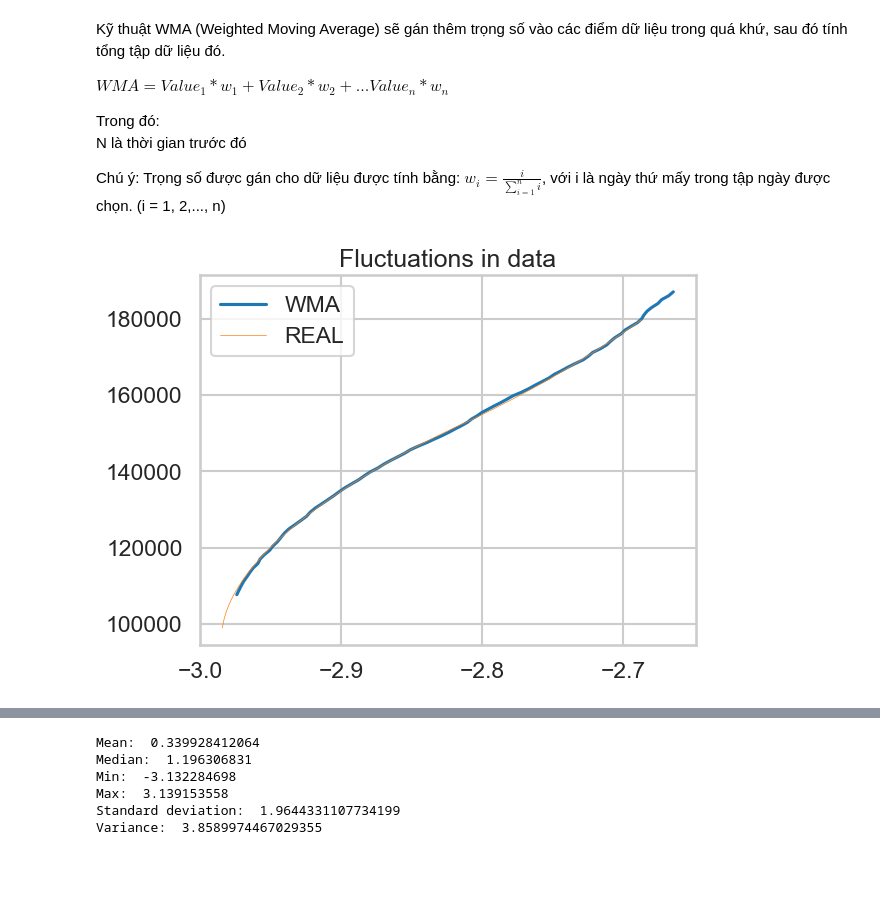
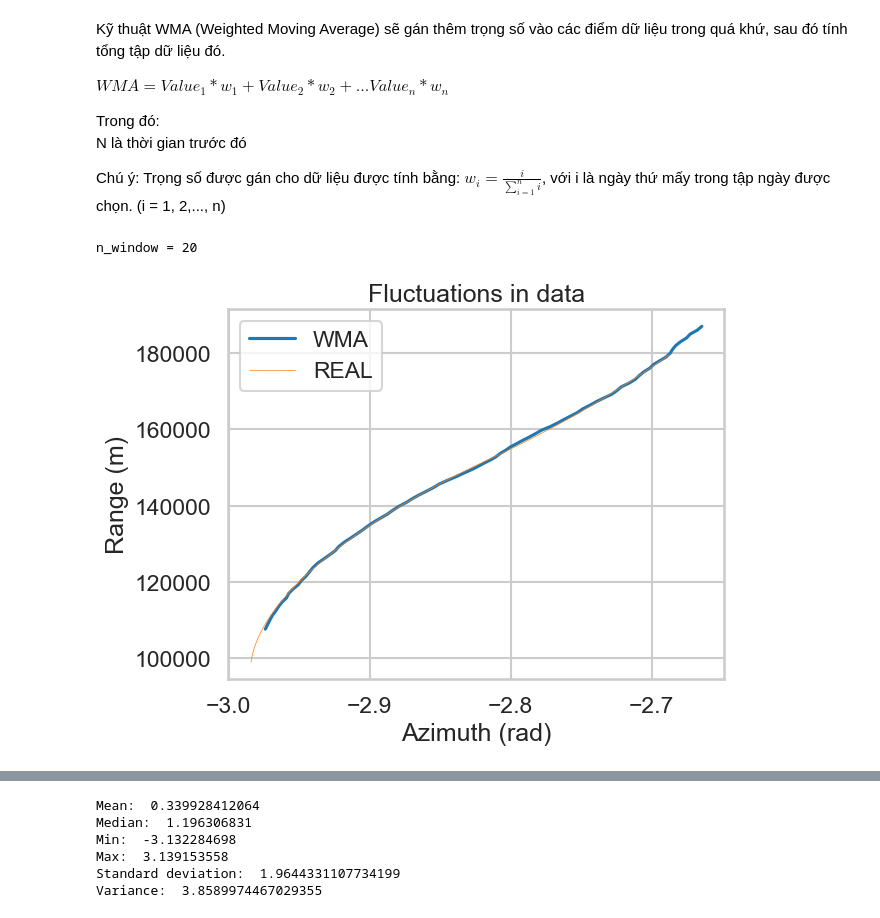
Before and after one commit to duyanh213-ml/radar_analysis, a Jupyter notebook: analysis_radar_data.ipynb, the cells around one changed output, grey strips where cells are left out. Saved outputs shown, nothing was run; the diff lists cells and outputs as text; code cells hidden in the pictures; blank space fills up the shorter version.

```diff
--- a/analysis_radar_data.ipynb
+++ b/analysis_radar_data.ipynb
@@ -255,13 +258,13 @@ Năm dòng đầu tiên của bộ dữ liệu measData:
 4          40      -2.632184  195866.9197          120       1.049056
 # %%
 # Khai báo module đã xây dựng riêng
-from private_module import moving_average
+from private_module.moving_average import simple_moving_average, weighted_moving_average, exponential_moving_average, find_best_window
 
 
-azimuth_raw = df['Azimuth (rad)']
-range_raw = df['Range (m)']
+azimuth_raw = np.array(df['Azimuth (rad)'].tolist())
+range_raw = np.array(df['Range (m)'].tolist())
 
 
 
-azimuth_real = df_ground_truth['Azimuth (rad)']
-range_real = df_ground_truth['Range (m)']
+azimuth_real = np.array(df_ground_truth['Azimuth (rad)'].tolist())
+range_real = np.array(df_ground_truth['Range (m)'].tolist())
@@ -316,15 +449,32 @@ N là thời gian trước đó
 Chú ý: Trọng số được gán cho dữ liệu được tính bằng: $w_i = \frac{i}{\sum_{i=1}^n i}$, với i là ngày thứ mấy trong tập ngày được chọn. (i = 1, 2,..., n)
 # %%
 # Sử dụng module wma để xử lý dữ liệu nhiễu
-n_window = 20
-wma_azimuth = moving_average.weighted_moving_average(azimuth_raw, n_window)
-wma_range = moving_average.weighted_moving_average(range_raw, n_window)
+# n_window = find_best_window(azimuth_raw, range_raw, azimuth_real, range_real, f_type='wma')
+n_window= 20
+print('n_window =',n_window)
+# Tính trung bình xuôi
+wma_azimuth = weighted_moving_average(azimuth_raw, n_window)
+wma_azimuth = np.nan_to_num(wma_azimuth, 0)
+wma_range = weighted_moving_average(range_raw, n_window)
+wma_range = np.nan_to_num(wma_range, 0)
+
+#Tính trung bình ngược
+wma_azimuth_inverse = weighted_moving_average(np.flip(azimuth_raw, axis = 0), n_window)
+wma_azimuth_inverse = np.nan_to_num(wma_azimuth_inverse, 0)
+wma_range_inverse = weighted_moving_average(np.flip(range_raw,axis=0), n_window)
+wma_range_inverse = np.nan_to_num(wma_range_inverse, 0)
+
+#
+wma_azimuth[:n_window] = wma_azimuth_inverse[-n_window:] + wma_range[:n_window]
 plt.plot(wma_azimuth[20:100], wma_range[20:100], label='WMA')
 plt.plot(azimuth_real[20:100], range_real[20:100], label='REAL', lw=0.5)
+plt.ylabel('Range (m)')
+plt.xlabel('Azimuth (rad)')
 plt.legend()
 plt.title('Fluctuations in data')
 plt.show()
 # %% [output]
+n_window = 20
-[figure, old version]
+[figure, new version]
 # %%
 wma_azimuth = np.nan_to_num(wma_azimuth, 0)
```
Also changed, not shown: parts of 23 cells of this notebook, 1 other file.
